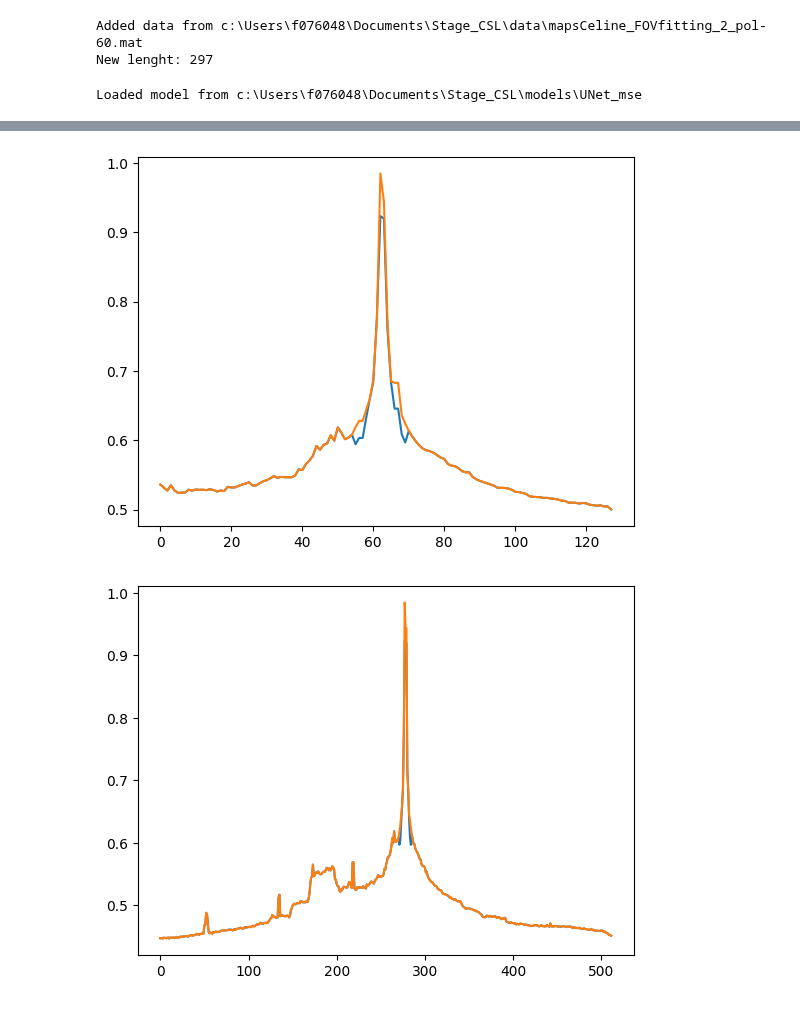
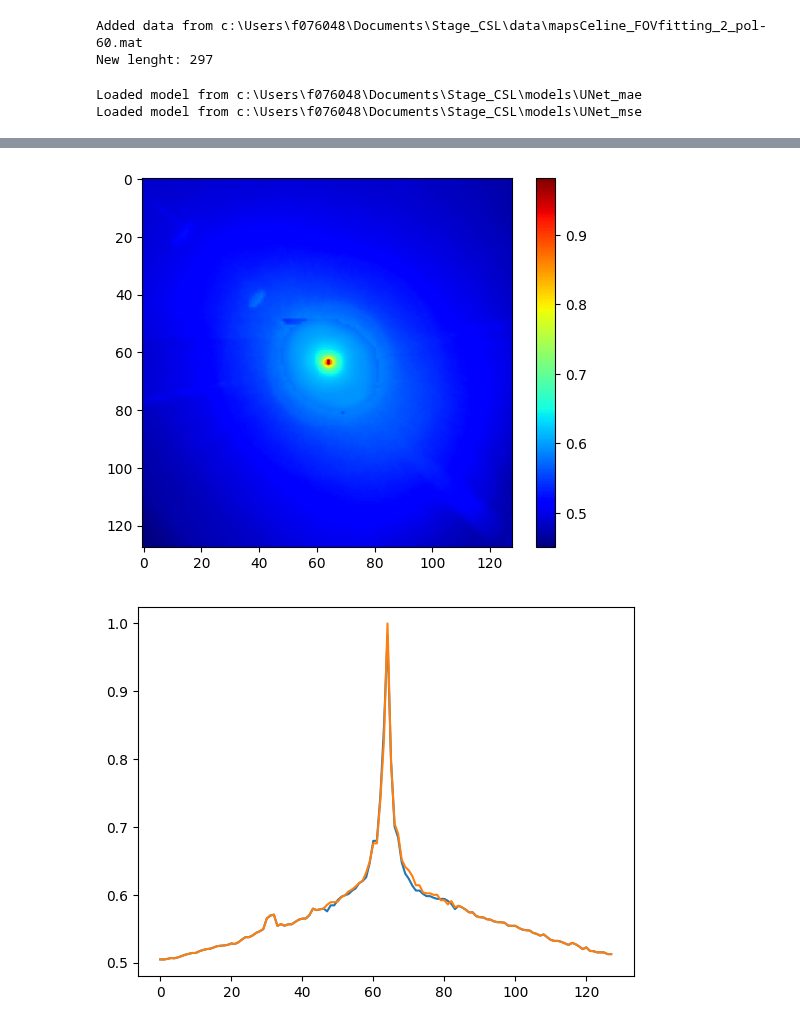
Before and after one commit to m7415/deep_learning_3MI, a Jupyter notebook: useCase.ipynb, the cells around one changed output, grey strips where cells are left out. Cells and saved outputs as stored; diff of their text form; code cells hidden in the pictures.

```diff
--- a/useCase.ipynb
+++ b/useCase.ipynb
@@ -87,11 +87,15 @@ azimut = dataset.azimut_list
 # %%
 model = 'UNet'
 if 'google.colab' in sys.modules:
-    model_path = os.path.join(root_dir, model + '_mse')
+    model_path = os.path.join(root_dir, model)
 else:
-    model_path = os.path.join(root_dir, 'models', model + '_mse')
-unet = UNet(model_path=model_path)
+    model_path = os.path.join(root_dir, 'models', model)
+model_path_mae = model_path + '_mae'
+unet_mae = UNet(model_path=model_path_mae)
+model_path_mse = model_path + '_mse'
+unet_mse = UNet(model_path=model_path_mse)
 # %% [output]
+Loaded model from c:\Users\f076048\Documents\Stage_CSL\models\UNet_mae
 Loaded model from c:\Users\f076048\Documents\Stage_CSL\models\UNet_mse
 # %%
 def get_center(map):
@@ -111,9 +115,10 @@ map3_orig[box[0]:box[2], box[1]:box[3]] = 0
 
 map3 = dataset.map3_list[ind]
 mask3 = dataset.mask3_list[ind]
-pred = unet.model.predict(X[ind:ind+1])[0, :, :, 0]
+pred = (unet_mae.model.predict(X[ind:ind+1])[0, :, :, 0] + unet_mse.model.predict(X[ind:ind+1])[0, :, :, 0]) / 2
 pred_fused = pred * mask3 + (map3 * (1 - mask3))
 label = dataset.combined_list[ind]
+plot_map(pred_fused)
 plot_radial_profile([pred_fused, label], azimut[ind])
 # replace the cropped part with the predicted map
 map3_orig[box[0]:box[2], box[1]:box[3]] = pred_fused[0:(box[2]-box[0]), 0:(box[3]-box[1])]
@@ -125,2 +131,2 @@ plot_radial_profile([map3_orig, label], azimut[ind])
-[figure, old version]
+[figure, new version]
-[figure, old version]
+[figure, new version]
```
Also changed, not shown: parts of 2 cells of this notebook, 1 other file.
